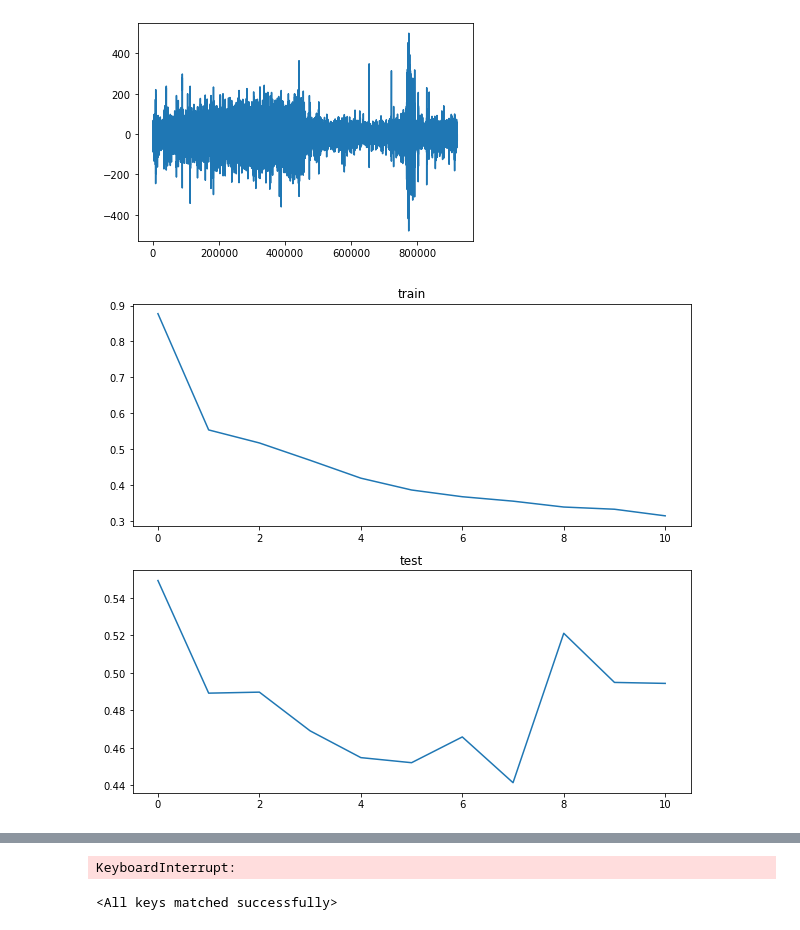
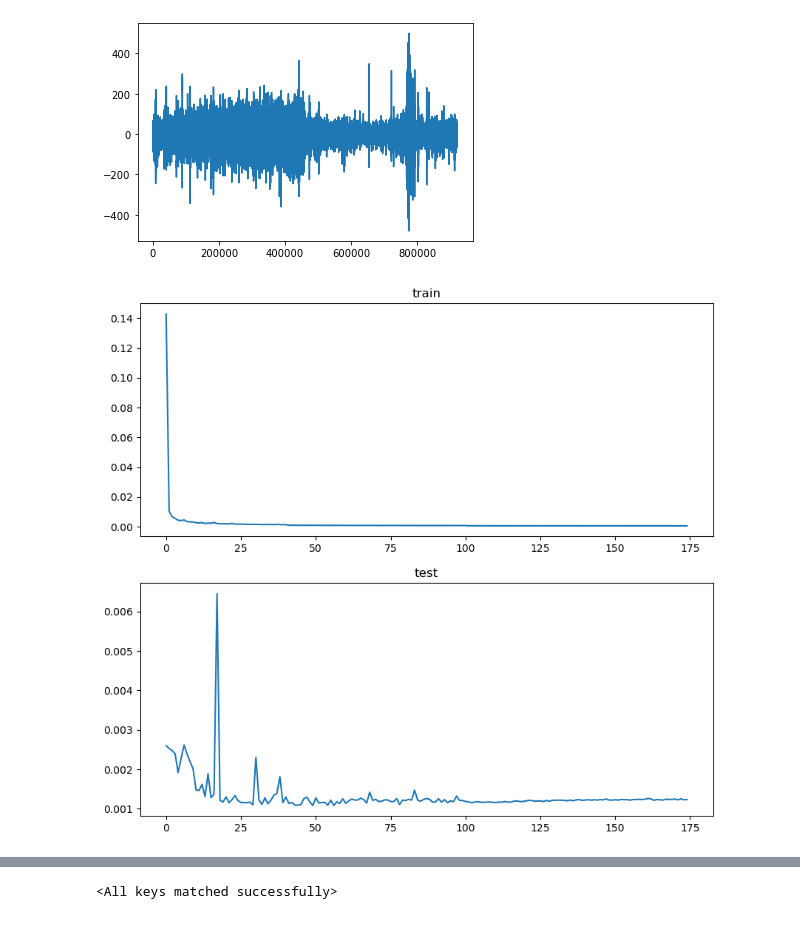
Before and after one commit to NikolayGromov/extreme-events, a Jupyter notebook: EEG seizure/Children seizure/Creating database.ipynb, the cells around one changed output, grey strips where cells are left out. Drawn from its saved outputs; the diff is of its cells as text; code cells hidden in the pictures.

```diff
--- a/EEG seizure/Children seizure/Creating database.ipynb
+++ b/EEG seizure/Children seizure/Creating database.ipynb
@@ -41,7 +44,7 @@ plt.plot(sigbufs[0])
 [figure]
 # %%
 data = sigbufs[0]
-
+data = gaussian_filter(data, sigma=3, radius=5)
 train = data[:400000]
 test =  data[400000:500000]
 
@@ -156,32 +159,32 @@ losses_test = []
 best_loss = 10e9
 # begin training
 for epoch in range(epochs):
     if epoch > 40:
         lr = 0.0005
     if epoch > 100:
         lr = 0.0001
     optimizer = optim.Adam(model_lstm.parameters(), lr=lr, betas=(0.9, 0.999), eps=1e-9)
     loss_train = run_epoch(model_lstm, train_dataloader, is_training=True)
     loss_val = run_epoch(model_lstm, test_dataloader)
     losses_train.append(loss_train)
     losses_test.append(loss_val)
 
     if losses_test[-1] < best_loss:
         best_loss = losses_test[-1]
-        torch.save(model_lstm.state_dict(), "./LSTMChildrenSiezNoDropout")
+        torch.save(model_lstm.state_dict(), "./LSTMChildrenSiezNoDropoutFiltered")
 
     clear_output(True)
     fig = plt.figure(figsize=(10, 9))
 
     ax_1 = fig.add_subplot(2, 1, 1)
     ax_2 = fig.add_subplot(2, 1, 2)
     ax_1.set_title('train')
     ax_1.plot(losses_train)
     ax_2.set_title('test')
     ax_2.plot(losses_test)
     plt.show()
 
     print('Epoch[{}/{}] | loss train:{:.6f}, test:{:.6f}'
               .format(epoch+1, epochs, loss_train, loss_val))
 # %% [output]
-[figure, old version]
+[figure, new version]
@@ -189,2 +192 @@ Epoch[11/175] | loss train:0.315161, test:0.494405
-KeyboardInterrupt:
 # %%
```
Also changed, not shown: parts of 8 cells of this notebook, 39 other files.
